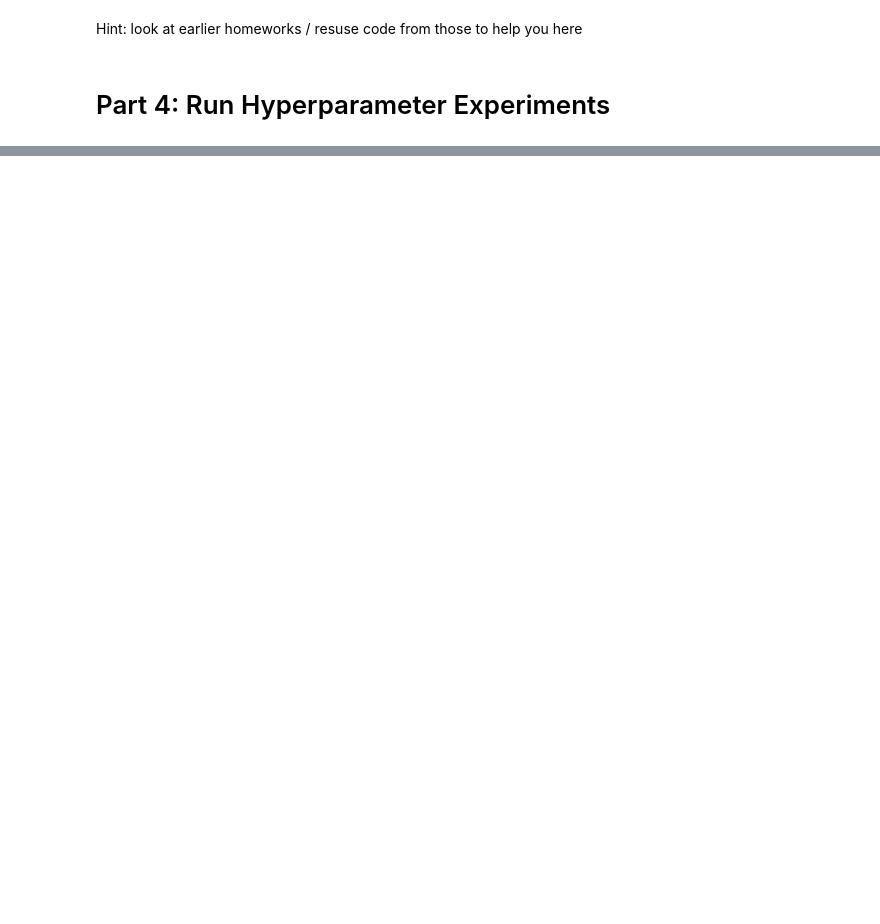
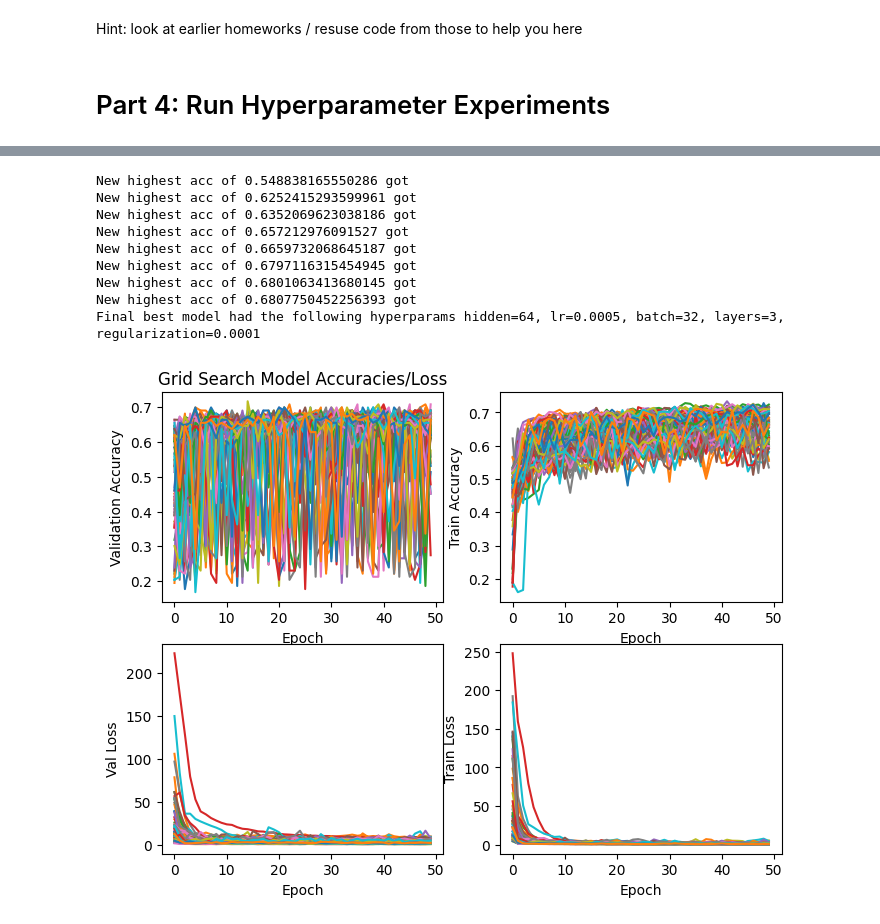
Before and after one commit to JanneWald/CS3960, a Jupyter notebook: HW7.ipynb, the cells around one changed output, grey strips where cells are left out. Drawn from its saved outputs; the diff is of its cells as text; code cells hidden in the pictures; blank space fills up the shorter version.

```diff
--- a/HW7.ipynb
+++ b/HW7.ipynb
@@ -943,0 +1309,38 @@ TODO - Explain your experiments above. See assignment doc for more details.
+# %%
+# TODO - perform hyperparameter grid searches and plot accuracies
+grid_results = []
+train_dataset = TensorDataset(X_train_tensor, y_train_tensor)
+val_dataset = TensorDataset(X_val_tensor, y_val_tensor)
+
+for regularization in [0, 1e-4]:
+    for layers in [1, 2, 3]:
+        for hidden in [32, 64, 128]:
+            for lr in [1e-3, 5e-4]:
+                for bs in [32, 64]:
+                    descriptor = f"hidden={hidden}, lr={lr}, batch={bs}, layers={layers}, regularization={regularization}"
+                    print(f"Running {descriptor}")
+
+                    train_l, val_l, train_a, val_a = train_model(
+                        train_dataset,
+                        val_dataset,
+                        num_layers=layers,
+                        hidden_size=hidden,
+                        learning_rate=lr,
+                        batch_size=bs,
+                        num_epochs=50
+                    )
+
+                    grid_results.append({
+                        "hidden": hidden,
+                        "lr": lr,
+                        "batch": bs,
+                        "layers": layers,
+                        "regularization": regularization,
+                        "train_acc": train_a[-1],
+                        "val_acc": val_a[-1],
+                        "train_curve": train_a,
+                        "val_curve": val_a,
+                        "train_loss": train_l,
+                        "val_loss": val_l,
+                        "descriptor": descriptor
+                    })
@@ -943,0 +1365,14 @@ TODO - Explain your experiments above. See assignment doc for more details.
+# %%
+search_best_model(grid_results)
+quad_plot(grid_results)
+# %% [output]
+New highest acc of 0.548838165550286 got
+New highest acc of 0.6252415293599961 got
+New highest acc of 0.6352069623038186 got
+New highest acc of 0.657212976091527 got
+New highest acc of 0.6659732068645187 got
+New highest acc of 0.6797116315454945 got
+New highest acc of 0.6801063413680145 got
+New highest acc of 0.6807750452256393 got
+Final best model had the following hyperparams hidden=64, lr=0.0005, batch=32, layers=3, regularization=0.0001
+[figure, added]
```
Also changed, not shown: parts of 43 cells of this notebook.
